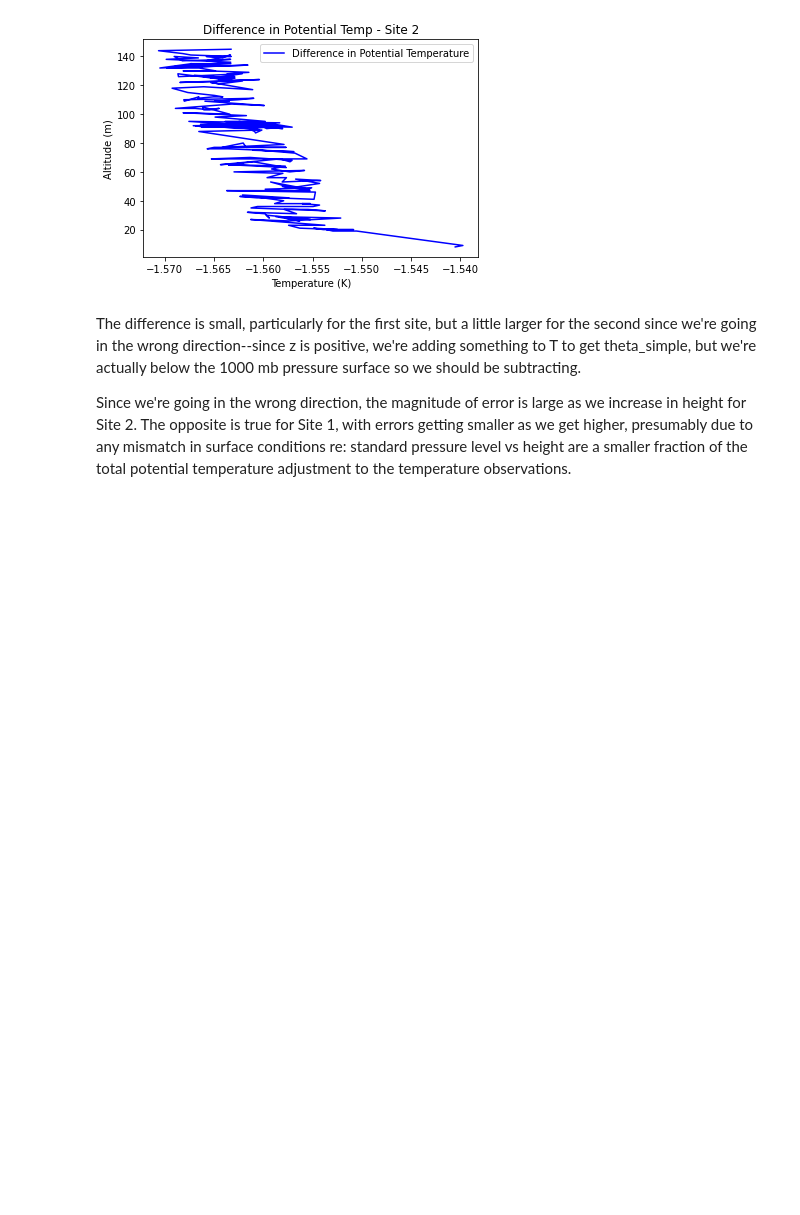
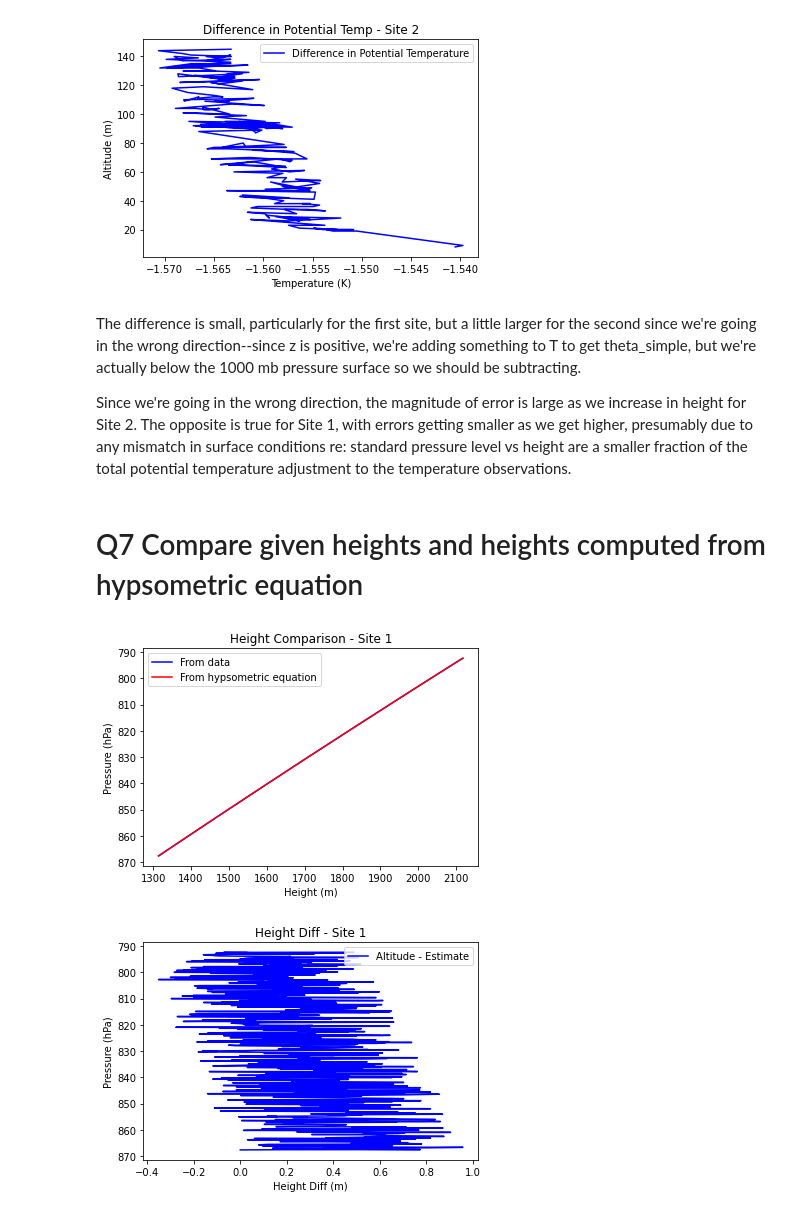
Before and after one commit to adair-kovac/TetheredBalloon-7710, a Jupyter notebook: notebooks/Homework #4.ipynb, the cells around one changed output. Saved outputs shown, nothing was run; the diff lists cells and outputs as text; code cells hidden in the pictures; blank space fills up the shorter version.

Commit message:
Visualization for hypsometric equation, plus added diff plot since the two lines are so close.

```diff
--- a/notebooks/Homework #4.ipynb
+++ b/notebooks/Homework #4.ipynb
@@ -88,3 +88,12 @@ plot_potential_temp_diff(data_2, "Site 2")
 The difference is small, particularly for the first site, but a little larger for the second since we're going in the wrong direction--since z is positive, we're adding something to T to get theta_simple, but we're actually below the 1000 mb pressure surface so we should be subtracting.
 
 Since we're going in the wrong direction, the magnitude of error is large as we increase in height for Site 2. The opposite is true for Site 1, with errors getting smaller as we get higher, presumably due to any mismatch in surface conditions re: standard pressure level vs height are a smaller fraction of the total potential temperature adjustment to the temperature observations.
+# %% [markdown]
+# Q7 Compare given heights and heights computed from hypsometric equation
+# %%
+from visualization.visualize_heights import plot_estimated_vs_actual_height
+
+plot_estimated_vs_actual_height(1)
+# %% [output]
+[figure, added]
+[figure, added]
```
Also changed, not shown: parts of 2 cells of this notebook, 3 other files.
